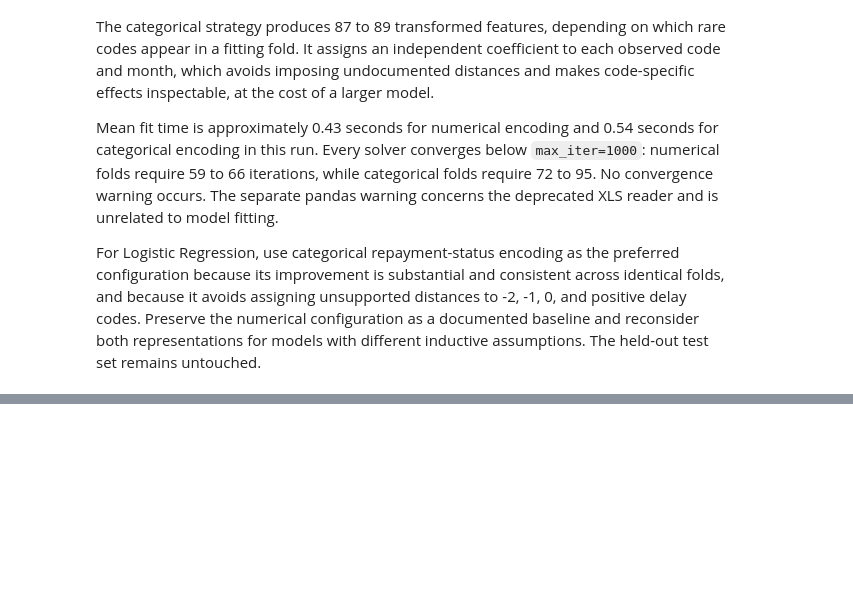
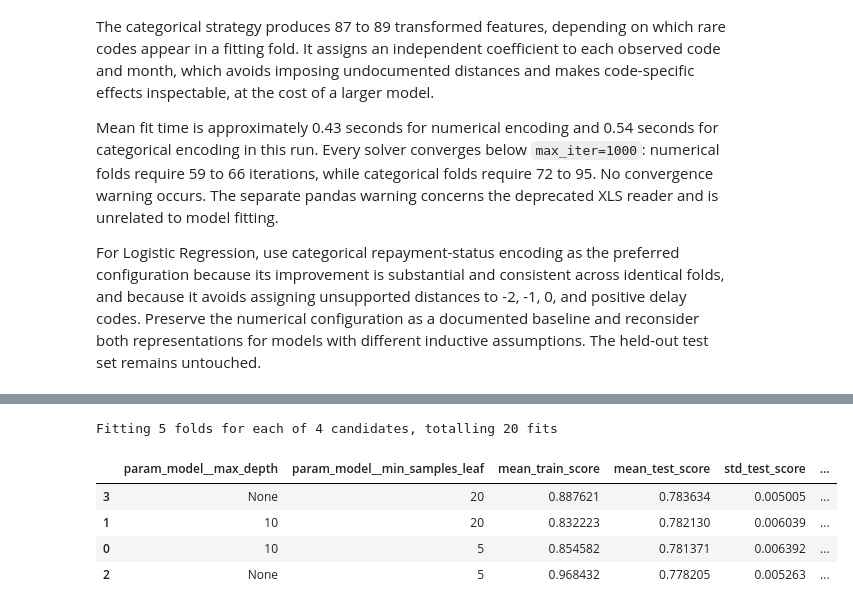
Before and after one commit to claudcelle/credit_default_prediction, a Jupyter notebook: notebooks/training.ipynb, the cells around one changed output, grey strips where cells are left out. Saved outputs shown, nothing was run; the diff lists cells and outputs as text; code cells hidden in the pictures; blank space fills up the shorter version.

```diff
--- a/notebooks/training.ipynb
+++ b/notebooks/training.ipynb
@@ -723,0 +817,76 @@ For Logistic Regression, use categorical repayment-status encoding as the prefer
+# %%
+from sklearn.base import clone
+from sklearn.ensemble import RandomForestClassifier
+
+# clone copies the pipeline configuration without fitted state.
+# Start from the numerical PAY_* configuration so recoding and OHE
+# for sex, education, and marriage remain identical.
+rf_pipeline = clone(numerical_pipeline)
+
+# Named-step parameters use double underscores.
+# "passthrough" keeps numerical values unchanged instead of scaling them.
+rf_pipeline.set_params(
+    preprocessing__numerical="passthrough",
+    model=RandomForestClassifier(
+        n_estimators=200,
+        max_features="sqrt",
+        random_state=RANDOM_STATE,
+        n_jobs=-1,
+    ),
+)
+
+# Explore tree depth and leaf size: both control model complexity.
+# Four combinations x five folds = 20 CV fits, plus one final refit.
+rf_param_grid = {
+    "model__max_depth": [10, None],
+    "model__min_samples_leaf": [5, 20],
+}
+
+rf_search = GridSearchCV(
+    estimator=rf_pipeline,
+    param_grid=rf_param_grid,
+    scoring="roc_auc",
+    cv=cv_splits,
+    return_train_score=True,
+    refit=True,
+    error_score="raise",
+    # Parallelize trees inside each forest rather than nested searches.
+    n_jobs=1,
+    verbose=1,
+)
+
+rf_search.fit(X_full_train, y_full_train)
+
+rf_tuning_results = pd.DataFrame(rf_search.cv_results_)
+display(rf_tuning_results[[
+    "param_model__max_depth",
+    "param_model__min_samples_leaf",
+    "mean_train_score",
+    "mean_test_score",
+    "std_test_score",
+    "rank_test_score",
+    "mean_fit_time",
+]].sort_values("rank_test_score"))
+
+best_rf_pipeline = rf_search.best_estimator_
+rf_best_index = rf_search.best_index_
+rf_fold_scores = np.array([
+    rf_search.cv_results_[f"split{fold}_test_score"][rf_best_index]
+    for fold in range(len(cv_splits))
+])
+
+print("Best parameters:", rf_search.best_params_)
+print("Mean CV ROC-AUC:", rf_search.best_score_)
+print("CV sample standard deviation (ddof=1):", rf_fold_scores.std(ddof=1))
+print("Mean training ROC-AUC:",
+      rf_search.cv_results_["mean_train_score"][rf_best_index])
+print("Fold ROC-AUC:", rf_fold_scores)
+print("Difference from tuned Logistic Regression:",
+      rf_search.best_score_ - logreg_search.best_score_)
+# %% [output]
+Fitting 5 folds for each of 4 candidates, totalling 20 fits
+|  | param_model__max_depth | param_model__min_samples_leaf | mean_train_score | mean_test_score | std_test_score | ... |
+| 3 | None | 20 | 0.887621 | 0.783634 | 0.005005 | ... |
+| 1 | 10 | 20 | 0.832223 | 0.782130 | 0.006039 | ... |
+| 0 | 10 | 5 | 0.854582 | 0.781371 | 0.006392 | ... |
+| 2 | None | 5 | 0.968432 | 0.778205 | 0.005263 | ... |
```
Also changed, not shown: parts of 13 cells of this notebook.
